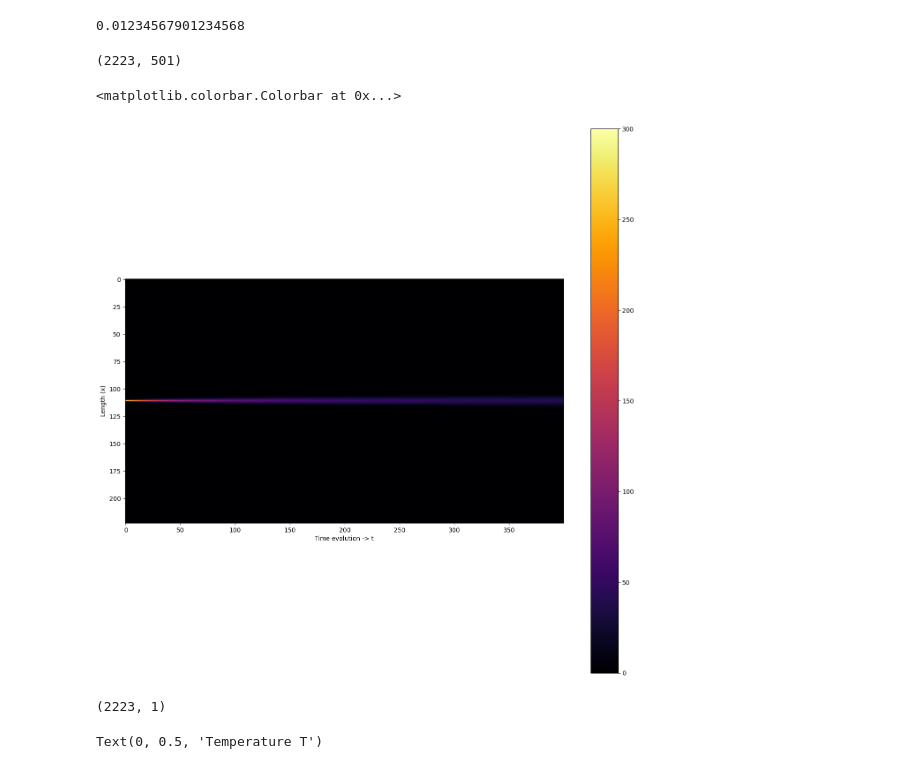
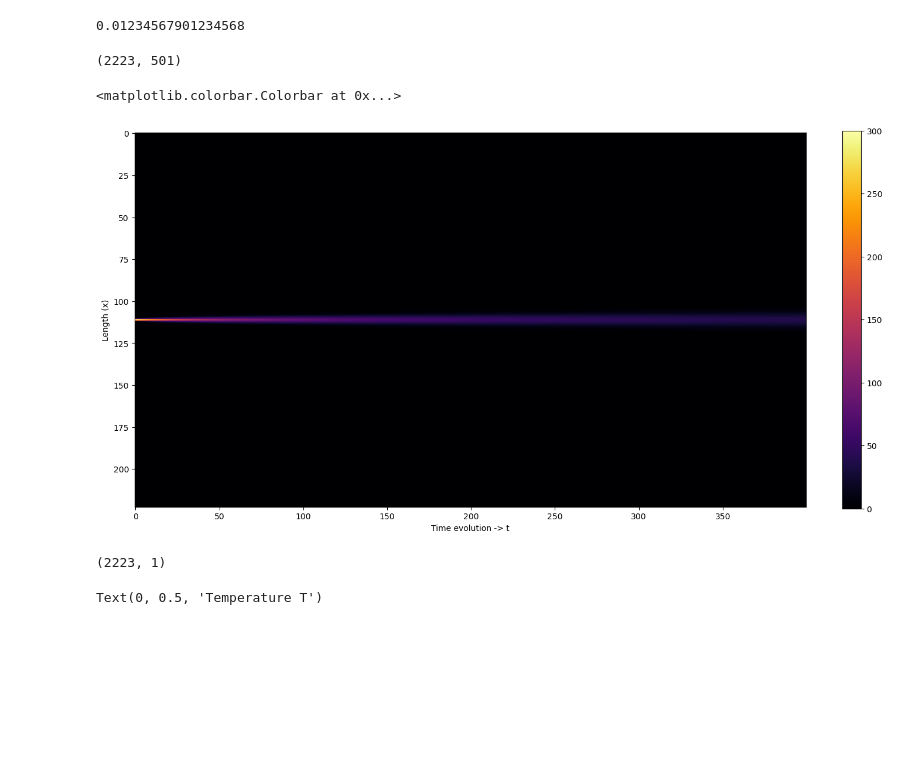
Before and after one commit to dc250601/P452, a Jupyter notebook: MidSem/Notebook.ipynb, the cells around one changed output. Cells and saved outputs as stored; diff of their text form; code cells hidden in the pictures; blank space fills up the shorter version.

```diff
--- a/MidSem/Notebook.ipynb
+++ b/MidSem/Notebook.ipynb
@@ -112,23 +112,23 @@ V_grid = np.concatenate(V,axis = -1)
 alpha
 # %% [output]
 0.01234567901234568
-# %%
-V_grid.shape
-# %% [output]
-(2223, 501)
+# %%
+V_grid.shape
+# %% [output]
+(2223, 501)
 # %%
 plt.figure(figsize=(16,16))
 plt.imshow(V_grid[1000:-1000,:400], cmap="inferno")
 plt.xlabel("Time evolution -> t")
 plt.ylabel("Length (x)")
-plt.colorbar()
+plt.colorbar(fraction=0.026)
 # %% [output]
 <matplotlib.colorbar.Colorbar at 0x...>
-[figure, old version]
+[figure, new version]
-# %%
-V_0.shape
-# %% [output]
-(2223, 1)
+# %%
+V_0.shape
+# %% [output]
+(2223, 1)
 # %%
 for i in range(500):
     plt.plot(X[1000:-1000],V_grid[1000:-1000,i])
```
